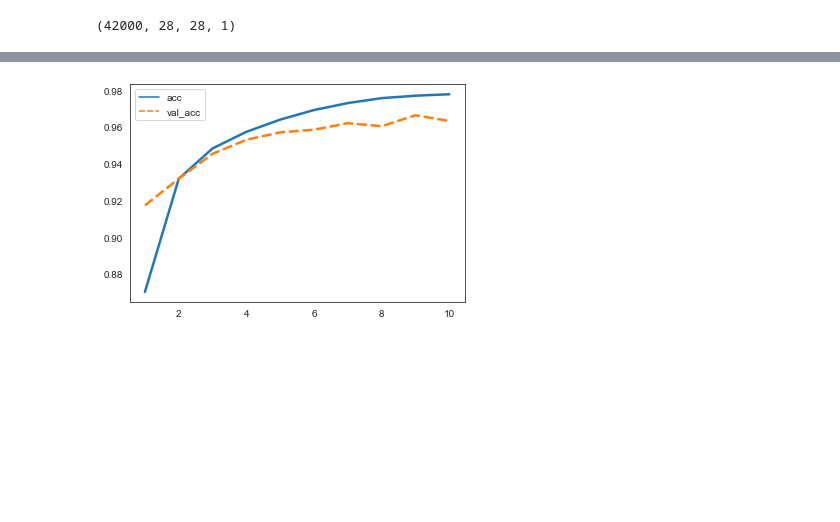
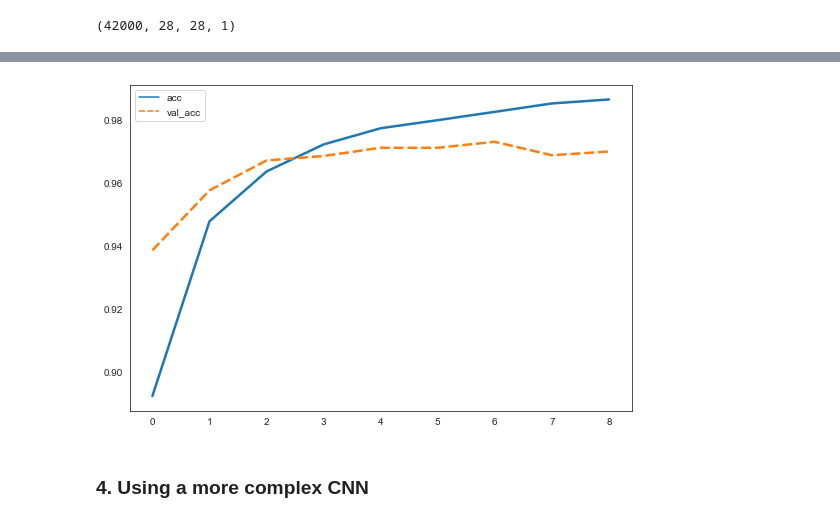
Before and after one commit to cedric-bertrand/DS-py, a Jupyter notebook: NN/mnist/mnist-nn.ipynb, the cells around one changed output, grey strips where cells are left out. Saved outputs shown, nothing was run; the diff lists cells and outputs as text; code cells hidden in the pictures; blank space fills up the shorter version.

```diff
--- a/NN/mnist/mnist-nn.ipynb
+++ b/NN/mnist/mnist-nn.ipynb
@@ -112,10 +121,9 @@ _________________________________________________________________
 # %%
 # Train the model
 n_epochs = 15
-validation_split = 0.05
 
 #define callbacks
-early_stop = EarlyStopping(monitor = 'val_loss', mode = 'min', patience=2)
+early_stop = EarlyStopping(monitor = 'val_acc', mode = 'max', patience=2)
 
 history = mlp.fit(
     X_train,
@@ -188,27 +274,27 @@ X_cnn = X.values.reshape(-1, img_size, img_size, 1)
 # check
 print(X_cnn.shape)
 
-X_train, X_test, y_train, y_test = train_test_split(X_cnn, y, test_size=0.1)
+X_train, X_val, y_train, y_val = train_test_split(X_cnn, y, test_size=0.1)
 # %% [output]
 (42000, 28, 28, 1)
 # %%
 # define model
-num_filters = 8
+num_filters = 32
 filter_size = 3
 pool_size = 2
 
-model = Sequential([
+cnn = Sequential([
   Conv2D(num_filters, filter_size, input_shape=(28, 28, 1)),
   MaxPooling2D(pool_size=pool_size),
   Flatten(),
-#  Dense(10, activation='sigmoid'),
-#  Dropout(0.25),
   Dense(10, activation='softmax'),
 ])
 
-model.compile(
+cnn.compile(
   optimizer='adam',
   loss='categorical_crossentropy',
   metrics=['accuracy'],
 )
+
+cnn.summary()
 # %% [output]
@@ -216,13 +316,14 @@ WARNING:tensorflow:From C:\Users\CEDRIC\Anaconda3\envs\keras-tf\lib\site-package
 # %%
 # Train the model
-n_epochs = 10 # increase nbr of epochs from 5 to 10
+n_epochs = 15
 
-history = model.fit(
+history = cnn.fit(
     X_train,
     to_categorical(y_train),
     epochs=n_epochs,
-    validation_data=(X_test, to_categorical(y_test)),
+    validation_data=(X_val, to_categorical(y_val)),
     batch_size=64,
+    callbacks = [early_stop]
 )
 # %% [output]
 Train on 37800 samples, validate on 4200 samples
@@ -245,6 +348,8 @@ Epoch 10/10
 # %%
 # load history in dataframe and plot accuracy for training and test data
-df_history = pd.DataFrame(history.history, index=[i+1 for i in range(n_epochs)])
+df_history = pd.DataFrame(history.history)
 sns.lineplot(data=df_history[['acc','val_acc']], palette="tab10", linewidth=2.5);
 # %% [output]
-[figure, old version]
+[figure, new version]
+# %% [markdown]
+### 4. Using a more complex CNN
```
Also changed, not shown: parts of 24 cells of this notebook.
